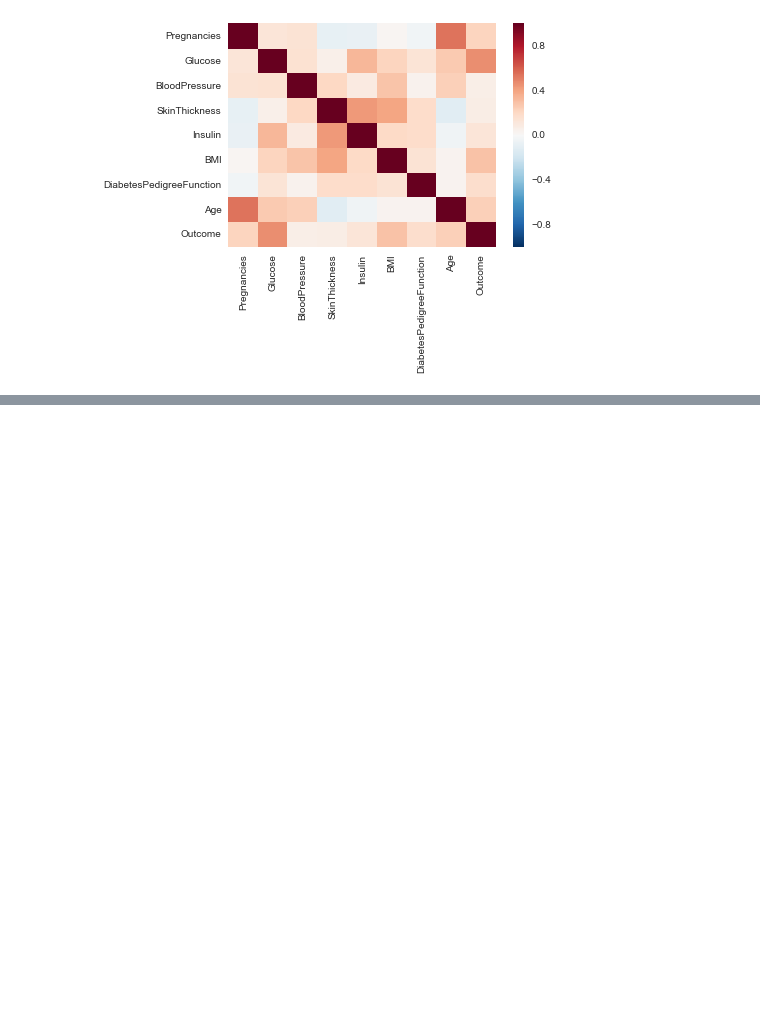
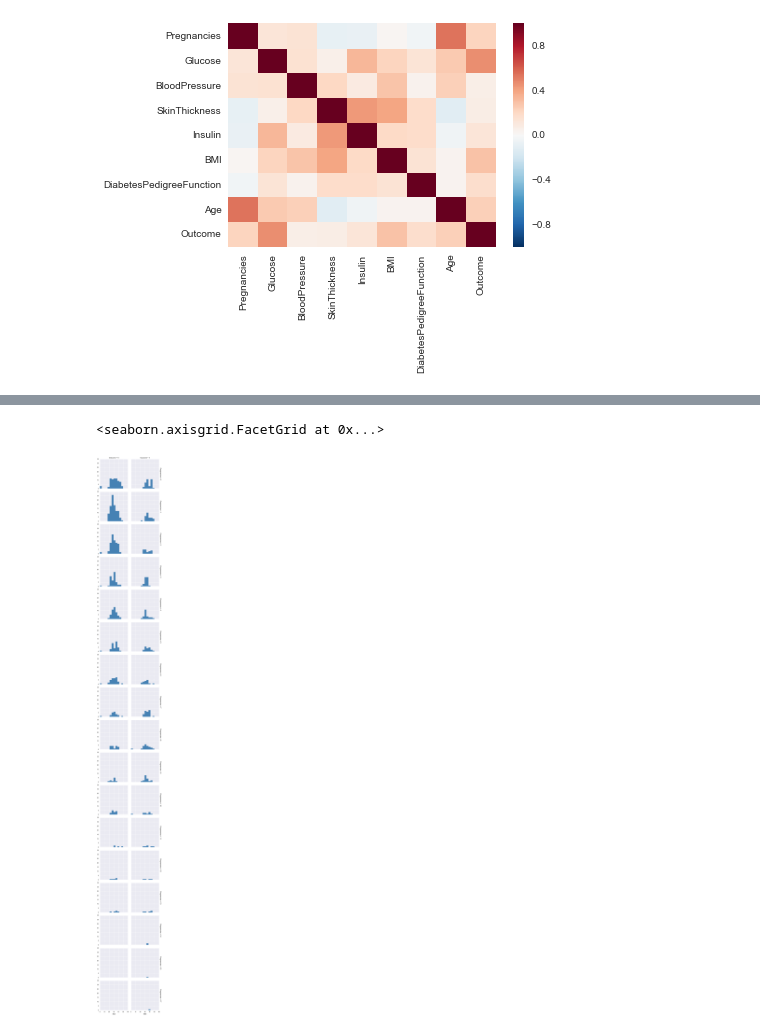
Before and after one commit to farisology/MachineLearningArabic, a Jupyter notebook: Pima Project/Pima Project 2.0.ipynb, the cells around one changed output, grey strips where cells are left out. Saved outputs shown, nothing was run; the diff lists cells and outputs as text; code cells hidden in the pictures; blank space fills up the shorter version.

```diff
--- a/Pima Project/Pima Project 2.0.ipynb
+++ b/Pima Project/Pima Project 2.0.ipynb
@@ -70,0 +91,8 @@ sb.heatmap(df.corr())
+# %%
+import matplotlib.pyplot as plt
+g = sb.FacetGrid(df, row="Pregnancies", col="Outcome", margin_titles=True)
+bins = np.linspace(0, 50, 13)
+g.map(plt.hist, "BMI", color="steelblue", bins=bins, lw=0)
+# %% [output]
+<seaborn.axisgrid.FacetGrid at 0x...>
+[figure, added]
```
Also changed, not shown: parts of 14 cells of this notebook.
